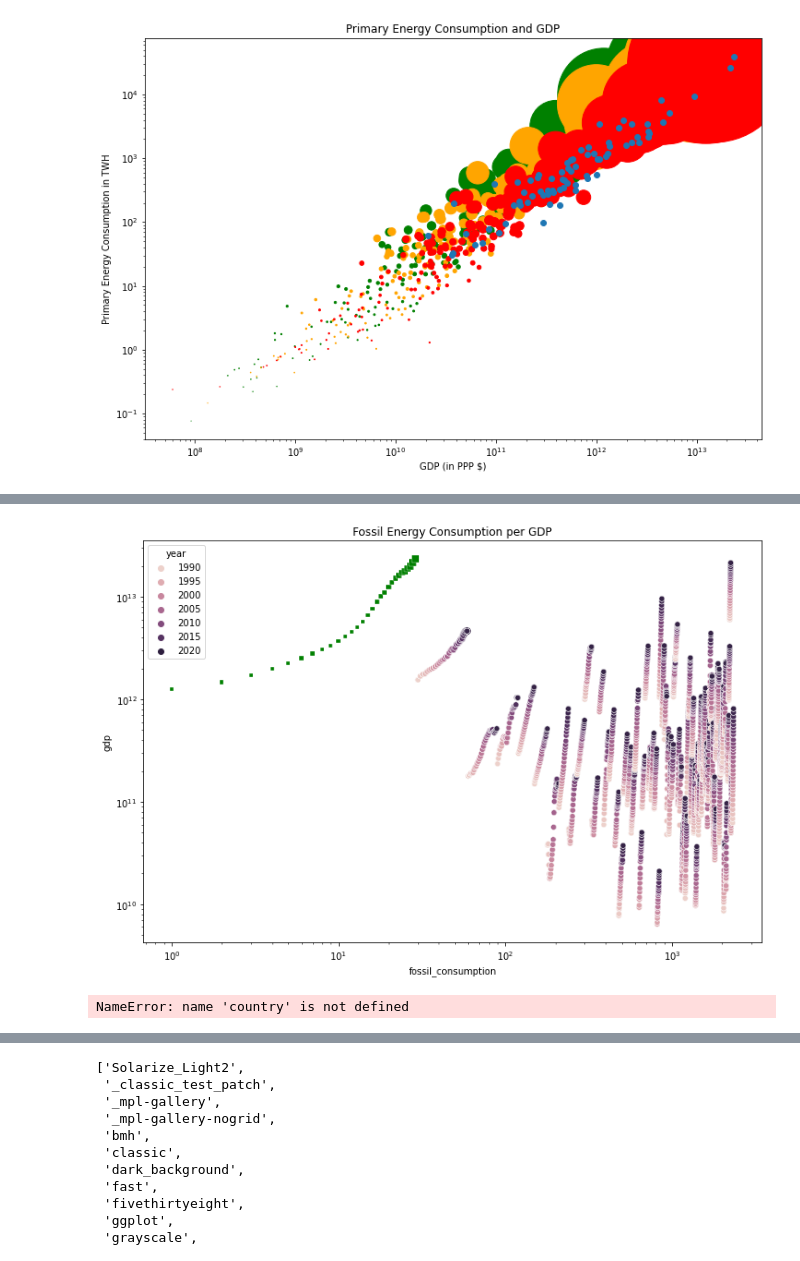
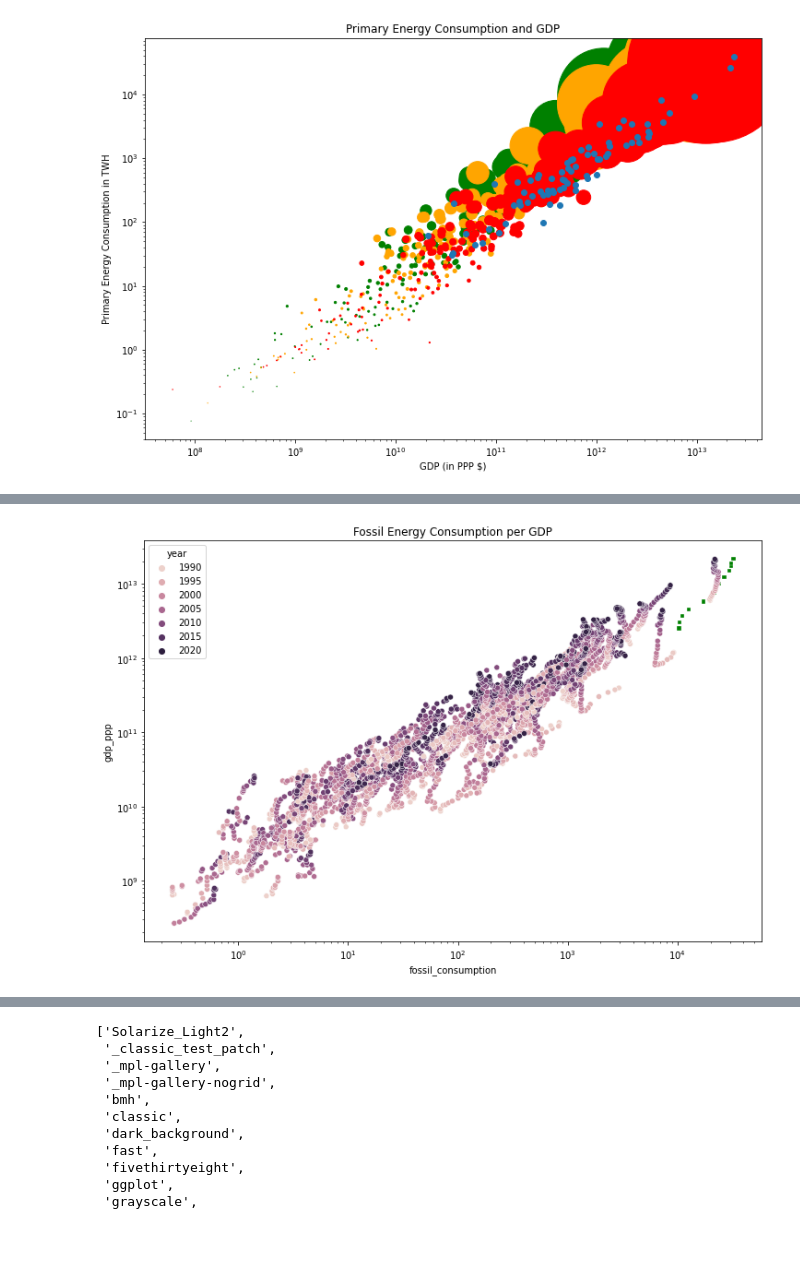
Before and after one commit to TeamGreenWave/capstone_project, a Jupyter notebook: eda.ipynb, the cells around one changed output, grey strips where cells are left out. Drawn from its saved outputs; the diff is of its cells as text; code cells hidden in the pictures.

```diff
--- a/eda.ipynb
+++ b/eda.ipynb
@@ -418,10 +333,12 @@ Index(['iso_code', 'country', 'year', 'nuclear_consumption',
+# %%
+ec_gdp["fossil_consumption"] = ec_gdp["oil_consumption"] + ec_gdp["gas_consumption"] + ec_gdp["coal_consumption"]
 # %%
 plt.figure(figsize=(12,8))
-sns.scatterplot(data=merged[merged["country"]=="China"], legend=False,x="fossil_consumption",marker="s",size=area,color="green",y="gdp")
-sns.scatterplot(data=merged[merged["country"]=="Germany"], legend=False,x="fossil_consumption",size="renewables_consumption",y="gdp",hue="year")
-sns.scatterplot(data=merged[merged["country"]!="China"], x="fossil_consumption",y="gdp",hue="year")
+sns.scatterplot(data=ec_gdp[ec_gdp["country"]=="China"], legend=False,x="fossil_consumption",marker="s",size=area,color="green",y="gdp_ppp")
+sns.scatterplot(data=ec_gdp[ec_gdp["country"]=="Germany"], legend=False,x="fossil_consumption",size="renewables_consumption",y="gdp_ppp",hue="year")
+sns.scatterplot(data=ec_gdp[ec_gdp["country"]!="China"], x="fossil_consumption",y="gdp_ppp",hue="year")
 plt.title("Fossil Energy Consumption per GDP")
 plt.xscale("log")
 plt.yscale("log")
 # %% [output]
-[figure, old version]
+[figure, new version]
@@ -430,6 +344,0 @@ merged= merged[merged.year < 2020]
-# %%
-#tableau cant sse float data for some reason...
-merged.gdp = merged.gdp.astype(str).str.split(".",expand=True)[0].astype(float)
-merged.loc[country=="China"]
-# %% [output]
-NameError: name 'country' is not defined
```
Also changed, not shown: parts of 27 cells of this notebook.
